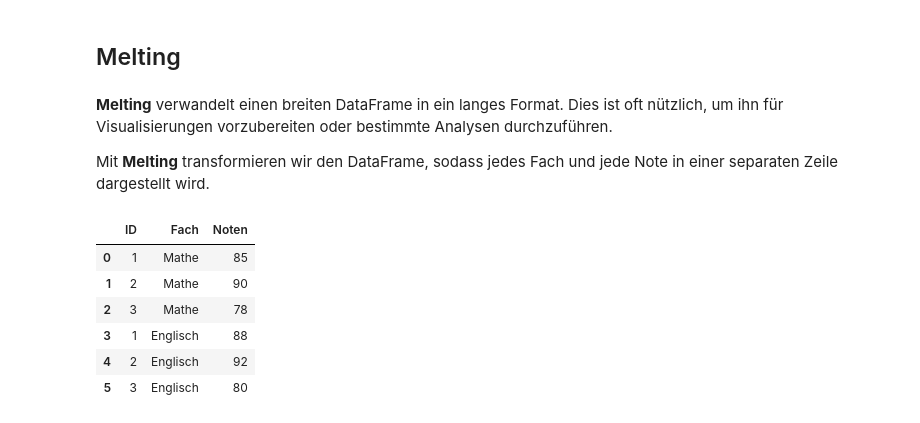
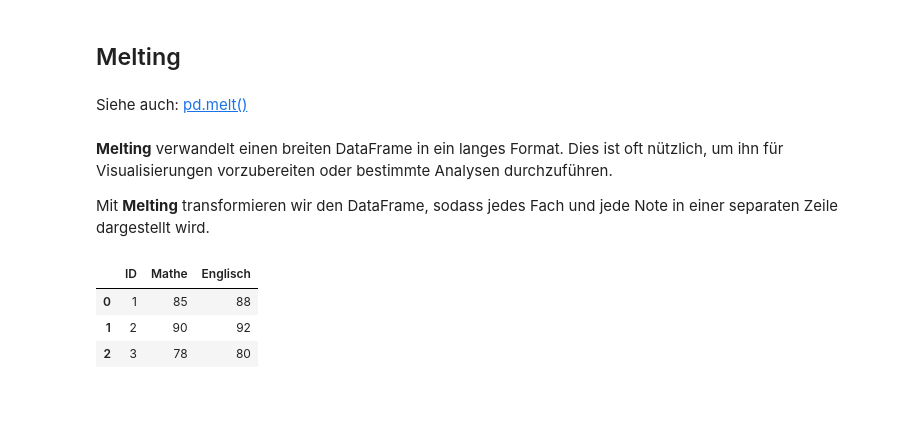
Before and after one commit to JulianBouschery/Self-Education, a Jupyter notebook: Files/Data_Analyses/Themen/Zusammenfassungen/Objective_4.1.1/fortgeschrittene_Datenmanipulationstechniken.ipynb, the cells around one changed output. Drawn from its saved outputs; the diff is of its cells as text; code cells hidden in the pictures.

```diff
--- a/Files/Data_Analyses/Themen/Zusammenfassungen/Objective_4.1.1/fortgeschrittene_Datenmanipulationstechniken.ipynb
+++ b/Files/Data_Analyses/Themen/Zusammenfassungen/Objective_4.1.1/fortgeschrittene_Datenmanipulationstechniken.ipynb
@@ -334,25 +344,22 @@ Süd    A             200
        B             250
 # %% [markdown]
 ## Melting
+# %% [markdown]
+Siehe auch: [pd.melt()](../../../Zentral_Ordner/Funktionen_und_Methoden/pd.melt.ipynb)
 # %% [markdown]
 **Melting** verwandelt einen breiten DataFrame in ein langes Format. Dies ist oft nützlich, um ihn für Visualisierungen vorzubereiten oder bestimmte Analysen durchzuführen.
 
 Mit **Melting** transformieren wir den DataFrame, sodass jedes Fach und jede Note in einer separaten Zeile dargestellt wird.
-# %%
-df15 = pd.DataFrame({
-    'ID': [1, 2, 3],
-    'Mathe': [85, 90, 78],
-    'Englisch': [88, 92, 80]
-})
-
-# Melting
-melted_df = pd.melt(df15, id_vars=['ID'], var_name='Fach', value_name='Noten')
-melted_df
-# %% [output]
-|  | ID | Fach | Noten |
-| 0 | 1 | Mathe | 85 |
-| 1 | 2 | Mathe | 90 |
-| 2 | 3 | Mathe | 78 |
-| 3 | 1 | Englisch | 88 |
-| 4 | 2 | Englisch | 92 |
-| 5 | 3 | Englisch | 80 |
+# %%
+df17 = pd.DataFrame({
+    'ID': [1, 2, 3],
+    'Mathe': [85, 90, 78],
+    'Englisch': [88, 92, 80]
+})
+
+df17
+# %% [output]
+|  | ID | Mathe | Englisch |
+| 0 | 1 | 85 | 88 |
+| 1 | 2 | 90 | 92 |
+| 2 | 3 | 78 | 80 |
```
Also changed, not shown: parts of 23 cells of this notebook, 17 other files.
